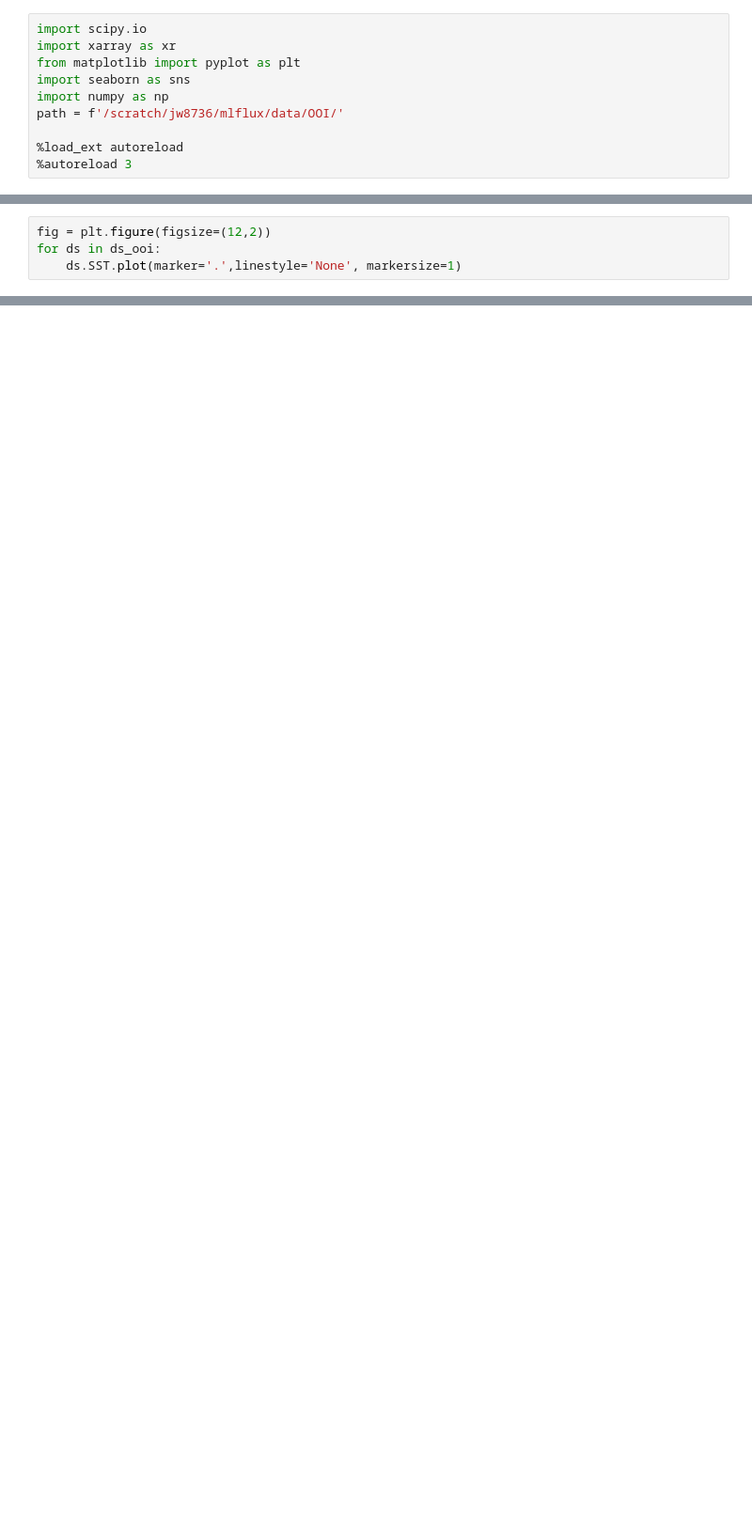
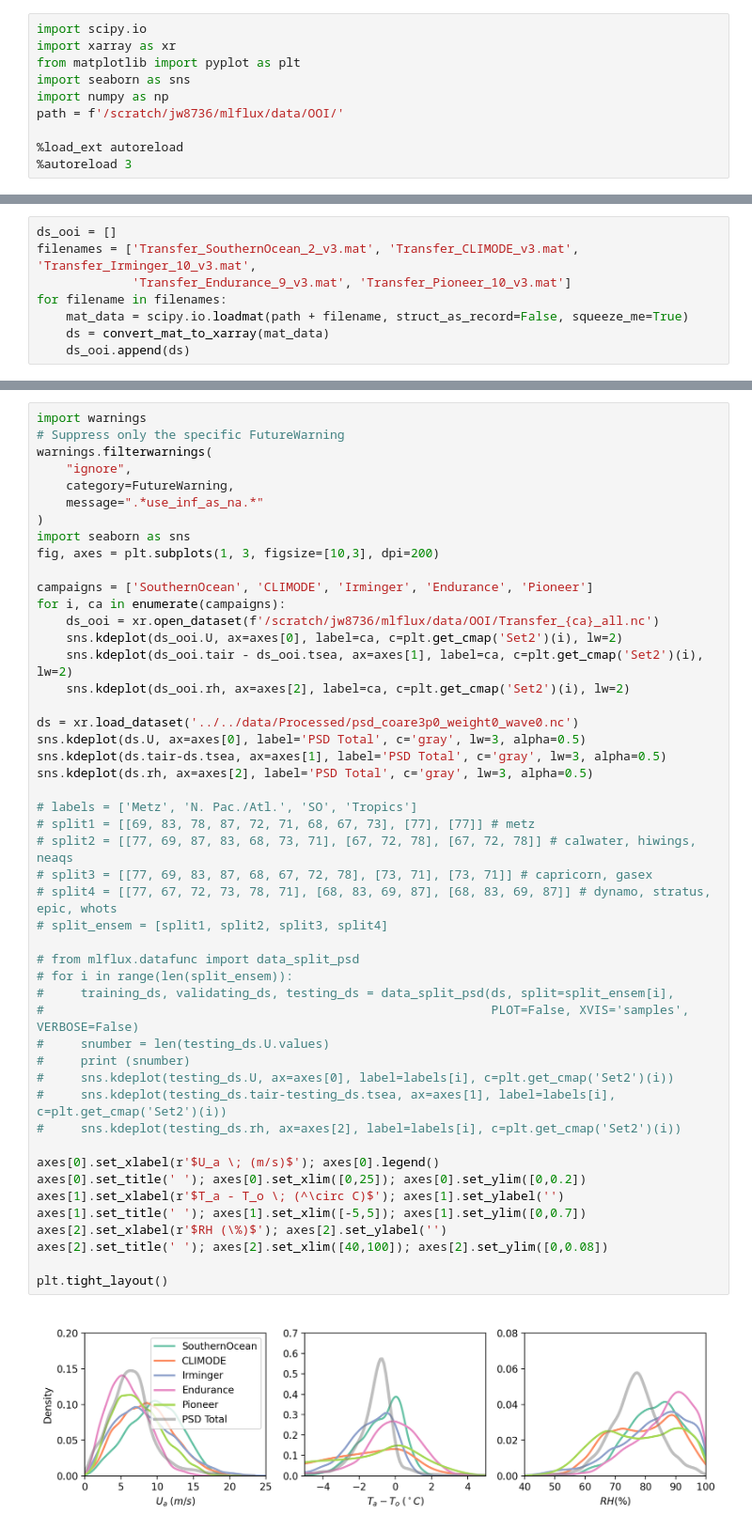
Before and after one commit to jiarong-wu/mlflux, a Jupyter notebook: notebooks/review/ooi.ipynb, the cells around one changed output, grey strips where cells are left out. Shown: that part at 94% size. Saved outputs shown, nothing was run; the diff lists cells and outputs as text; blank space fills up the shorter version.

```diff
--- a/notebooks/review/ooi.ipynb
+++ b/notebooks/review/ooi.ipynb
@@ -29,4 +35,0 @@ NameError: name 'convert_mat_to_xarray' is not defined
-# %%
-fig = plt.figure(figsize=(12,2))
-for ds in ds_ooi:
-    ds.SST.plot(marker='.',linestyle='None', markersize=1)
@@ -231,0 +102,8 @@ Data variables: (12/84)
+# %%
+ds_ooi = []
+filenames = ['Transfer_SouthernOcean_2_v3.mat', 'Transfer_CLIMODE_v3.mat', 'Transfer_Irminger_10_v3.mat',
+             'Transfer_Endurance_9_v3.mat', 'Transfer_Pioneer_10_v3.mat']
+for filename in filenames:
+    mat_data = scipy.io.loadmat(path + filename, struct_as_record=False, squeeze_me=True)
+    ds = convert_mat_to_xarray(mat_data)
+    ds_ooi.append(ds)
@@ -231,0 +174,50 @@ Data variables: (12/84)
+# %%
+import warnings
+# Suppress only the specific FutureWarning
+warnings.filterwarnings(
+    "ignore",
+    category=FutureWarning,
+    message=".*use_inf_as_na.*"
+)
+import seaborn as sns
+fig, axes = plt.subplots(1, 3, figsize=[10,3], dpi=200)
+
+campaigns = ['SouthernOcean', 'CLIMODE', 'Irminger', 'Endurance', 'Pioneer']
+for i, ca in enumerate(campaigns):
+    ds_ooi = xr.open_dataset(f'/scratch/jw8736/mlflux/data/OOI/Transfer_{ca}_all.nc')
+    sns.kdeplot(ds_ooi.U, ax=axes[0], label=ca, c=plt.get_cmap('Set2')(i), lw=2)
+    sns.kdeplot(ds_ooi.tair - ds_ooi.tsea, ax=axes[1], label=ca, c=plt.get_cmap('Set2')(i), lw=2)
+    sns.kdeplot(ds_ooi.rh, ax=axes[2], label=ca, c=plt.get_cmap('Set2')(i), lw=2)
+
+ds = xr.load_dataset('../../data/Processed/psd_coare3p0_weight0_wave0.nc')
+sns.kdeplot(ds.U, ax=axes[0], label='PSD Total', c='gray', lw=3, alpha=0.5)
+sns.kdeplot(ds.tair-ds.tsea, ax=axes[1], label='PSD Total', c='gray', lw=3, alpha=0.5)
+sns.kdeplot(ds.rh, ax=axes[2], label='PSD Total', c='gray', lw=3, alpha=0.5)
+
+# labels = ['Metz', 'N. Pac./Atl.', 'SO', 'Tropics']
+# split1 = [[69, 83, 78, 87, 72, 71, 68, 67, 73], [77], [77]] # metz
+# split2 = [[77, 69, 87, 83, 68, 73, 71], [67, 72, 78], [67, 72, 78]] # calwater, hiwings, neaqs
+# split3 = [[77, 69, 83, 87, 68, 67, 72, 78], [73, 71], [73, 71]] # capricorn, gasex
+# split4 = [[77, 67, 72, 73, 78, 71], [68, 83, 69, 87], [68, 83, 69, 87]] # dynamo, stratus, epic, whots
+# split_ensem = [split1, split2, split3, split4]
+
+# from mlflux.datafunc import data_split_psd
+# for i in range(len(split_ensem)):
+#     training_ds, validating_ds, testing_ds = data_split_psd(ds, split=split_ensem[i],
+#                                                             PLOT=False, XVIS='samples', VERBOSE=False)
+#     snumber = len(testing_ds.U.values)
+#     print (snumber)
+#     sns.kdeplot(testing_ds.U, ax=axes[0], label=labels[i], c=plt.get_cmap('Set2')(i))
+#     sns.kdeplot(testing_ds.tair-testing_ds.tsea, ax=axes[1], label=labels[i], c=plt.get_cmap('Set2')(i))
+#     sns.kdeplot(testing_ds.rh, ax=axes[2], label=labels[i], c=plt.get_cmap('Set2')(i))
+
+axes[0].set_xlabel(r'$U_a \; (m/s)$'); axes[0].legend()
+axes[0].set_title(' '); axes[0].set_xlim([0,25]); axes[0].set_ylim([0,0.2])
+axes[1].set_xlabel(r'$T_a - T_o \; (^\circ C)$'); axes[1].set_ylabel('')
+axes[1].set_title(' '); axes[1].set_xlim([-5,5]); axes[1].set_ylim([0,0.7])
+axes[2].set_xlabel(r'$RH (\%)$'); axes[2].set_ylabel('')
+axes[2].set_title(' '); axes[2].set_xlim([40,100]); axes[2].set_ylim([0,0.08])
+
+plt.tight_layout()
+# %% [output]
+[figure, added]
```
Also changed, not shown: parts of 23 cells of this notebook, 2 other files.
